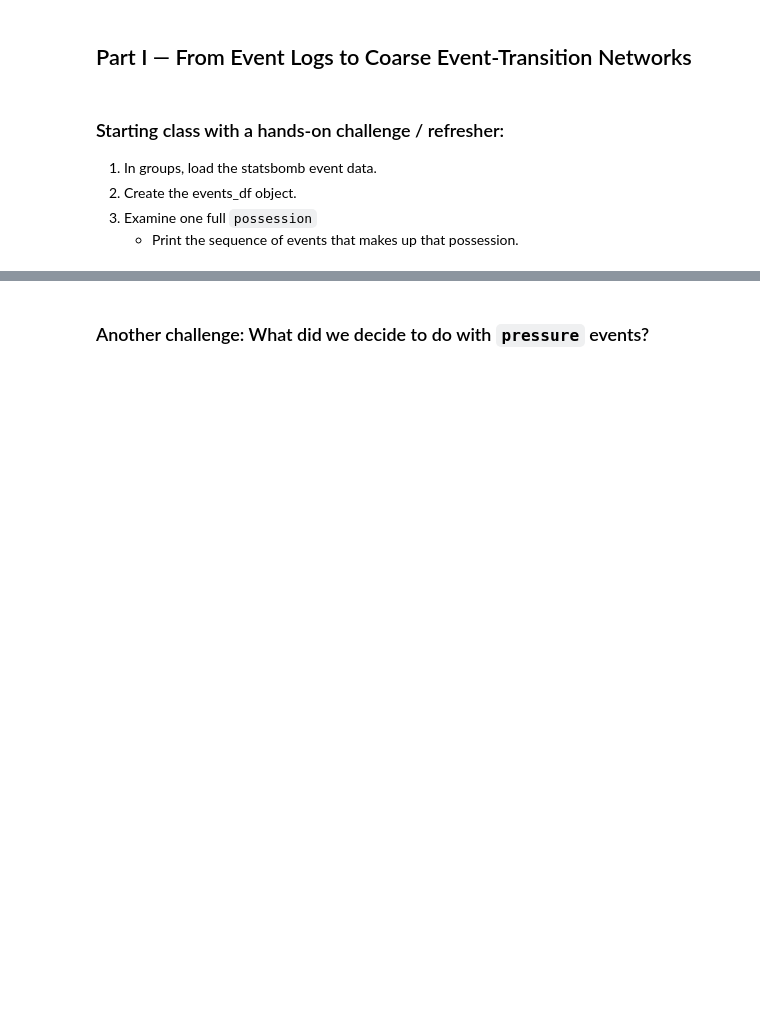
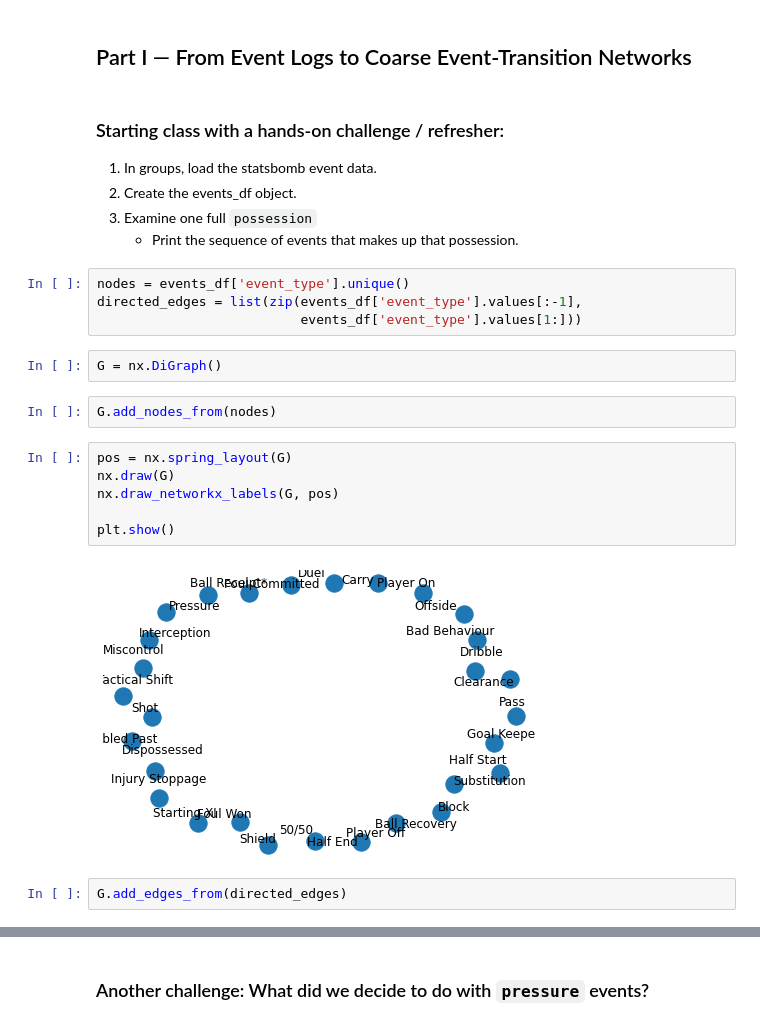
Before and after one commit to jkbren/cnet5442_sp26, a Jupyter notebook: notebooks/class_16/class_16_event_transition_networks_soccer.ipynb, the cells around one changed output, grey strips where cells are left out. Saved outputs shown, nothing was run; the diff lists cells and outputs as text; blank space fills up the shorter version.

```diff
--- a/notebooks/class_16/class_16_event_transition_networks_soccer.ipynb
+++ b/notebooks/class_16/class_16_event_transition_networks_soccer.ipynb
@@ -937,3 +937,21 @@ That choice changes the object we are modeling.
 2. Create the events_df object.
 3. Examine one full `possession`
     - Print the sequence of events that makes up that possession.
+# %%
+nodes = events_df['event_type'].unique()
+directed_edges = list(zip(events_df['event_type'].values[:-1],
+                          events_df['event_type'].values[1:]))
+# %%
+G = nx.DiGraph()
+# %%
+G.add_nodes_from(nodes)
+# %%
+pos = nx.spring_layout(G)
+nx.draw(G)
+nx.draw_networkx_labels(G, pos)
+
+plt.show()
+# %% [output]
+[figure, added]
+# %%
+G.add_edges_from(directed_edges)
```
Also changed, not shown: parts of 13 cells of this notebook.
